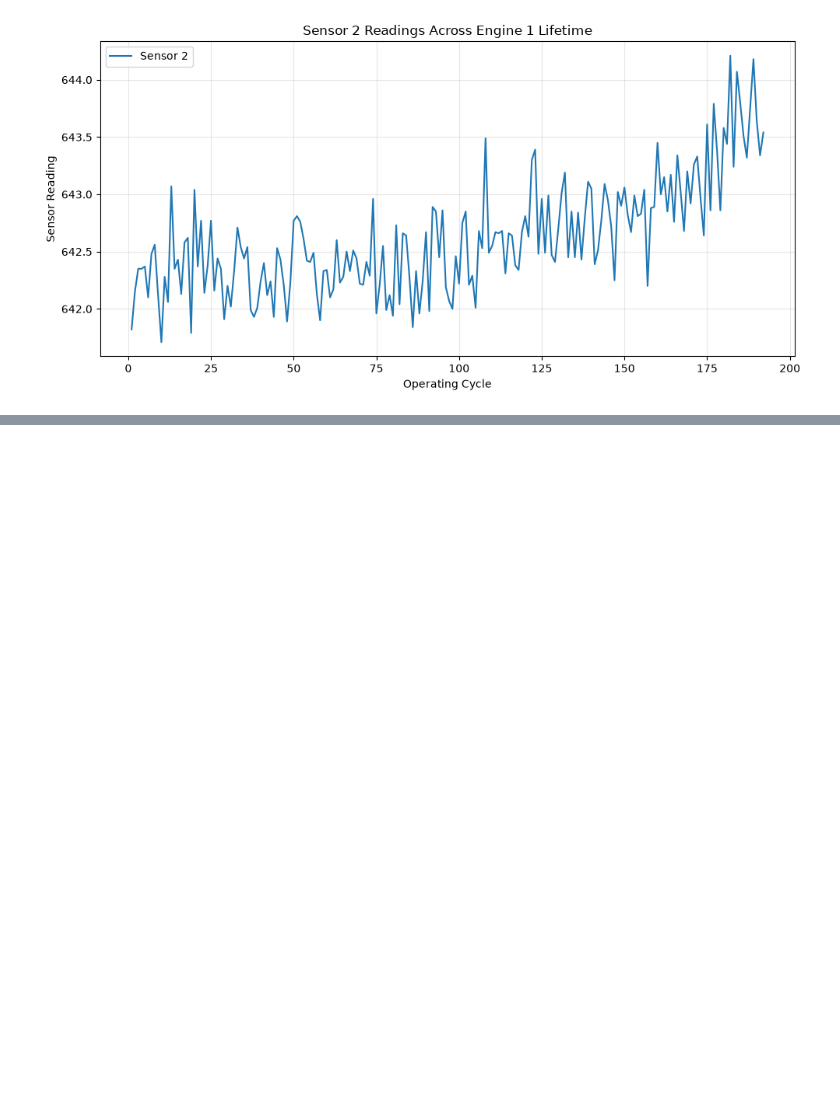
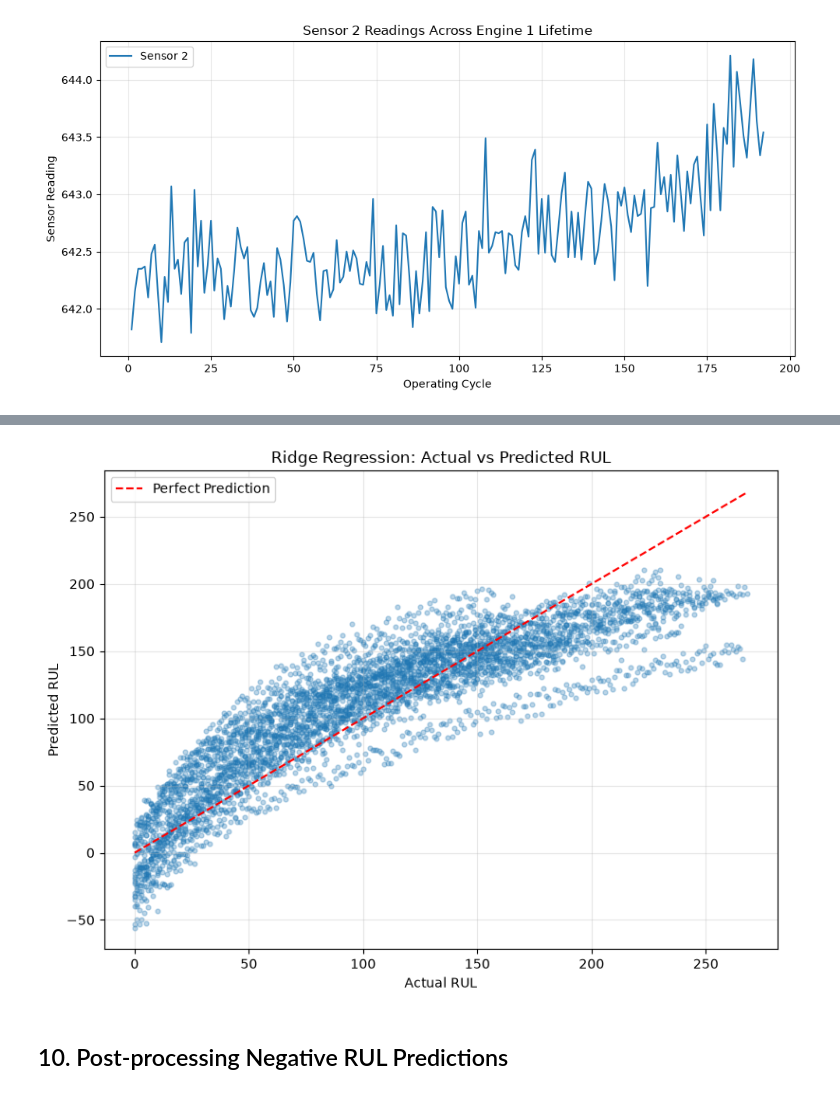
Before and after one commit to CodeByHer0407/engine-rul-prediction, a Jupyter notebook: notebooks/01_exploratory_data_analysis.ipynb, the cells around one changed output, grey strips where cells are left out. Drawn from its saved outputs; the diff is of its cells as text; code cells hidden in the pictures; blank space fills up the shorter version.

Commit message:
Implement RUL training, inference and unit tests

```diff
--- a/notebooks/01_exploratory_data_analysis.ipynb
+++ b/notebooks/01_exploratory_data_analysis.ipynb
@@ -91,0 +430,14 @@ plt.show()
+# %%
+# Input features
+X_train = train_df[feature_columns]
+X_val = val_df[feature_columns]
+
+# Target variable
+y_train = train_df["rul"]
+y_val = val_df["rul"]
+
+print("X_train:", X_train.shape)
+print("X_val:", X_val.shape)
+
+print("y_train:", y_train.shape)
+print("y_val:", y_val.shape)
@@ -91,0 +602,36 @@ plt.show()
+# %%
+plt.figure(figsize=(8, 6))
+
+plt.scatter(
+    y_val,
+    ridge_predictions,
+    alpha=0.3,
+    s=12
+)
+
+# Ideal prediction line
+max_rul = max(
+    y_val.max(),
+    ridge_predictions.max()
+)
+
+plt.plot(
+    [0, max_rul],
+    [0, max_rul],
+    "r--",
+    label="Perfect Prediction"
+)
+
+plt.xlabel("Actual RUL")
+plt.ylabel("Predicted RUL")
+plt.title("Ridge Regression: Actual vs Predicted RUL")
+
+plt.legend()
+plt.grid(alpha=0.3)
+plt.tight_layout()
+
+plt.show()
+# %% [output]
+[figure, added]
+# %% [markdown]
+## 10. Post-processing Negative RUL Predictions
```
Also changed, not shown: parts of 55 cells of this notebook, 7 other files.
